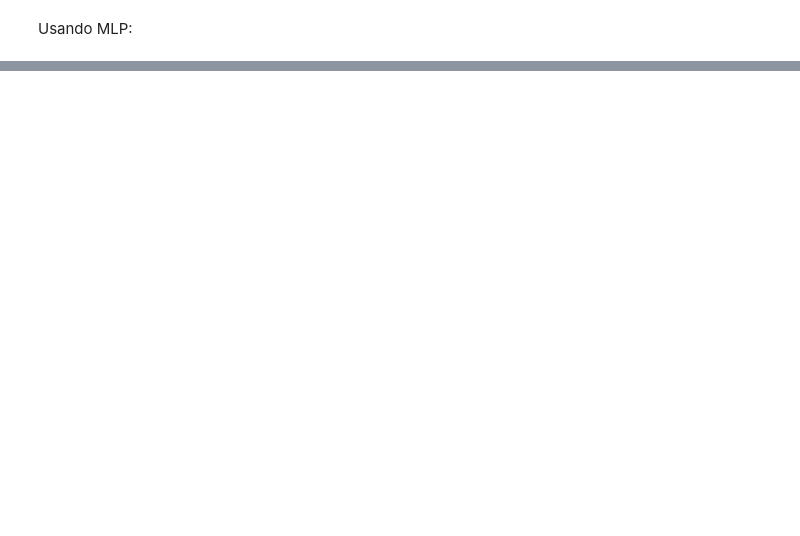
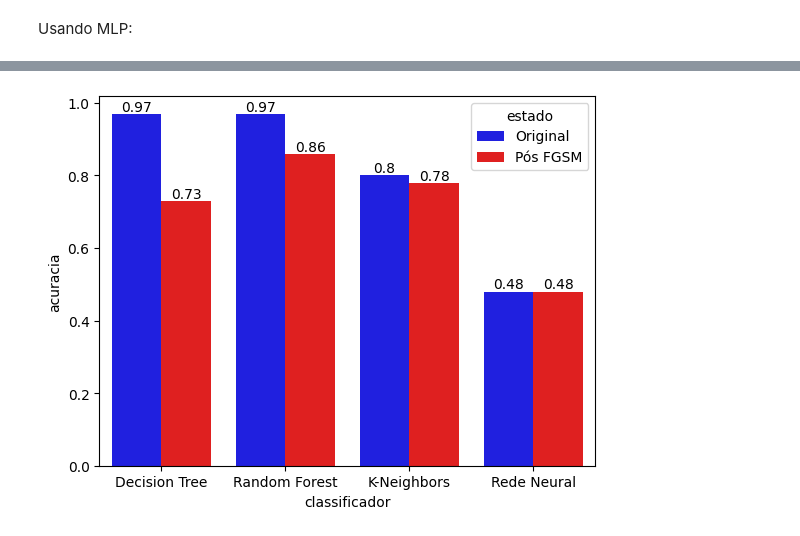
Before and after one commit to mathelho/msi, a Jupyter notebook: MSI_Classifier.ipynb, the cells around one changed output, grey strips where cells are left out. Drawn from its saved outputs; the diff is of its cells as text; code cells hidden in the pictures; blank space fills up the shorter version.

```diff
--- a/MSI_Classifier.ipynb
+++ b/MSI_Classifier.ipynb
@@ -161,0 +641,8 @@ Acurácia:  0.4809618174017855
+# %%
+df_plot = pd.DataFrame(data={
+    "classificador": ['Decision Tree', 'Decision Tree', 'Random Forest', 'Random Forest', 'K-Neighbors', 'K-Neighbors', 'Rede Neural', 'Rede Neural'],
+    "acuracia": [0.97, 0.73, 0.97, 0.86, 0.8, 0.78, 0.48, 0.48],
+    "estado": ['Original', 'Pós FGSM', 'Original', 'Pós FGSM', 'Original', 'Pós FGSM', 'Original', 'Pós FGSM']
+})
+
+df_plot
@@ -161,0 +659,11 @@ Acurácia:  0.4809618174017855
+# %%
+color_array = ['blue', 'red', 'blue', 'red', 'blue', 'red', 'blue', 'red']
+
+ax = sns.barplot(df_plot, x='classificador', y='acuracia', hue='estado', palette=color_array)
+
+for i in ax.containers:
+  ax.bar_label(i,)
+
+plt.show()
+# %% [output]
+[figure, added]
```
Also changed, not shown: parts of 57 cells of this notebook.
